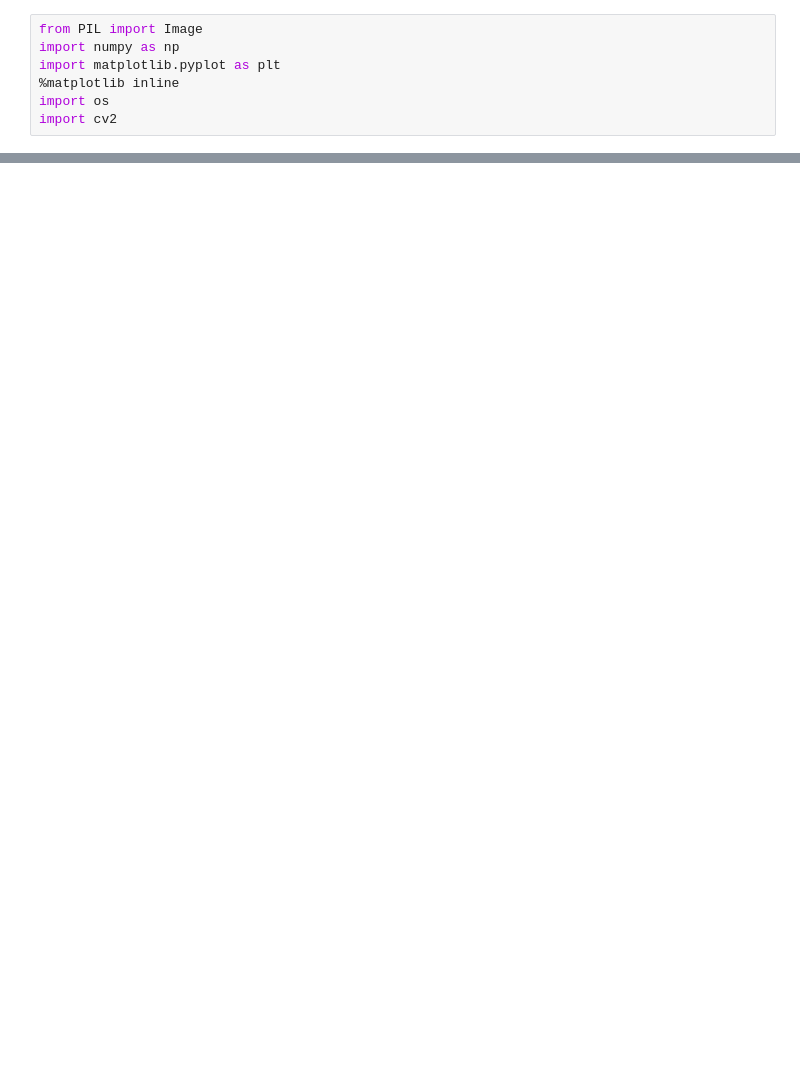
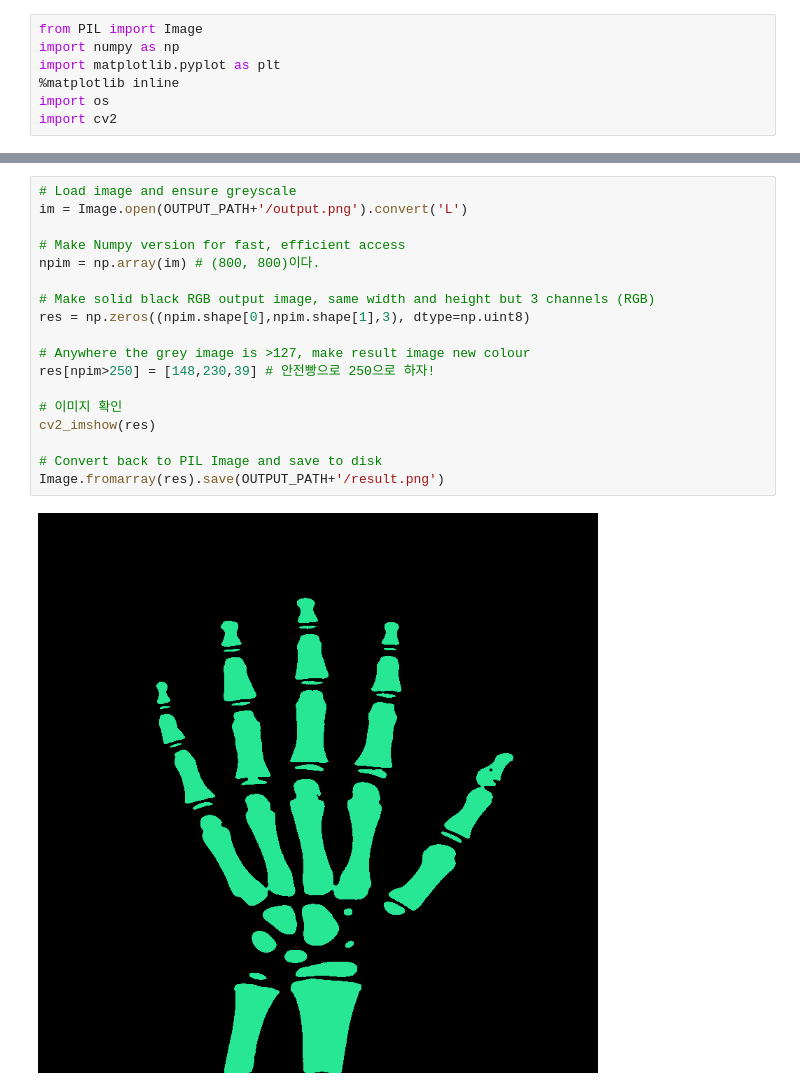
Before and after one commit to K-107/exercise, a Jupyter notebook: bone_segmentation/label_generater.ipynb, the cells around one changed output, grey strips where cells are left out. Saved outputs shown, nothing was run; the diff lists cells and outputs as text; blank space fills up the shorter version.

```diff
--- a/bone_segmentation/label_generater.ipynb
+++ b/bone_segmentation/label_generater.ipynb
@@ -320,0 +55,20 @@ Image.open('/content/youtube-cnn-002-pytorch-unet/results/png/output_0000.png')
+# %%
+# Load image and ensure greyscale
+im = Image.open(OUTPUT_PATH+'/output.png').convert('L')
+
+# Make Numpy version for fast, efficient access
+npim = np.array(im) # (800, 800)이다.
+
+# Make solid black RGB output image, same width and height but 3 channels (RGB)
+res = np.zeros((npim.shape[0],npim.shape[1],3), dtype=np.uint8)
+
+# Anywhere the grey image is >127, make result image new colour
+res[npim>250] = [148,230,39] # 안전빵으로 250으로 하자!
+
+# 이미지 확인
+cv2_imshow(res)
+
+# Convert back to PIL Image and save to disk
+Image.fromarray(res).save(OUTPUT_PATH+'/result.png')
+# %% [output]
+[figure, added]
```
Also changed, not shown: parts of 38 cells of this notebook.
